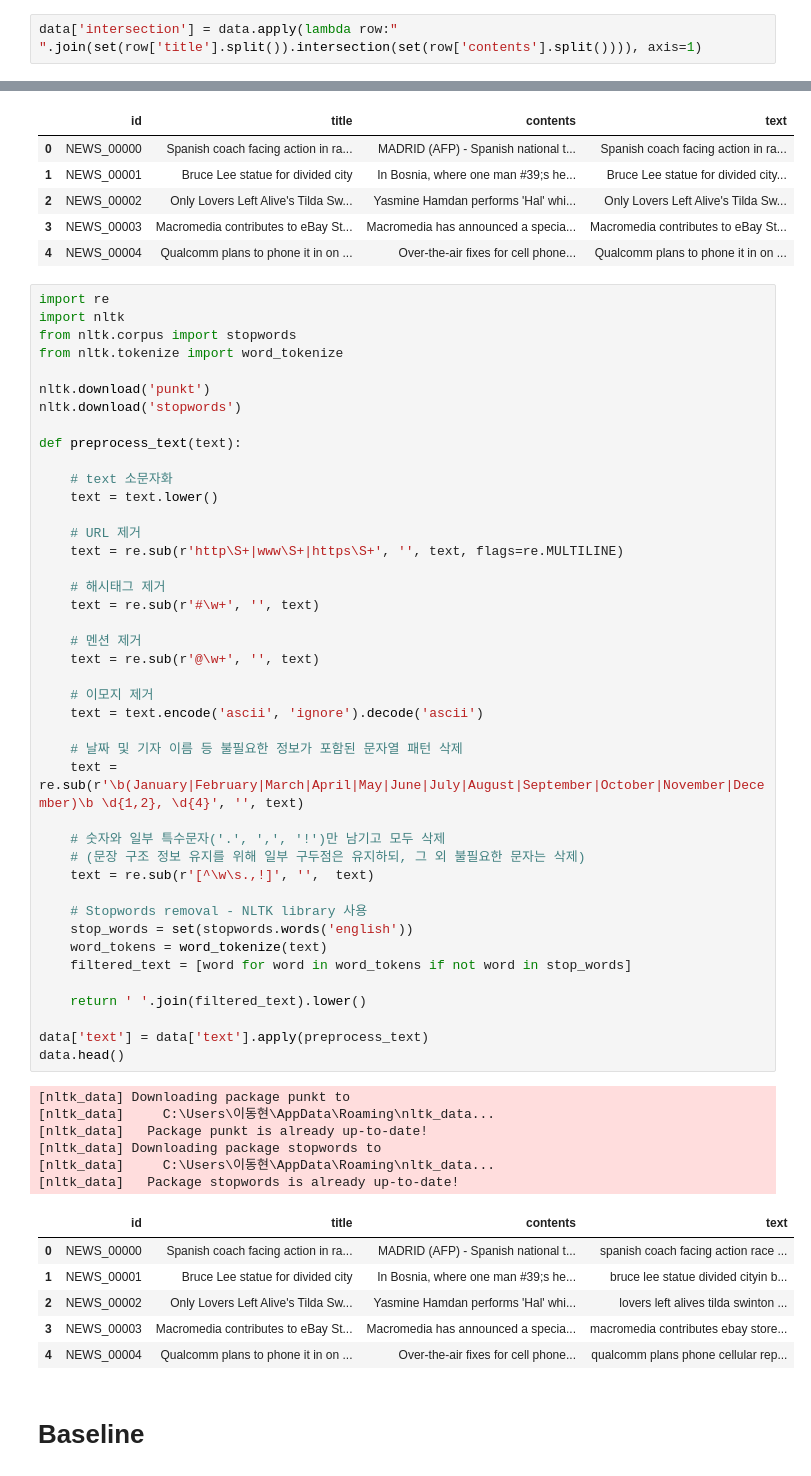
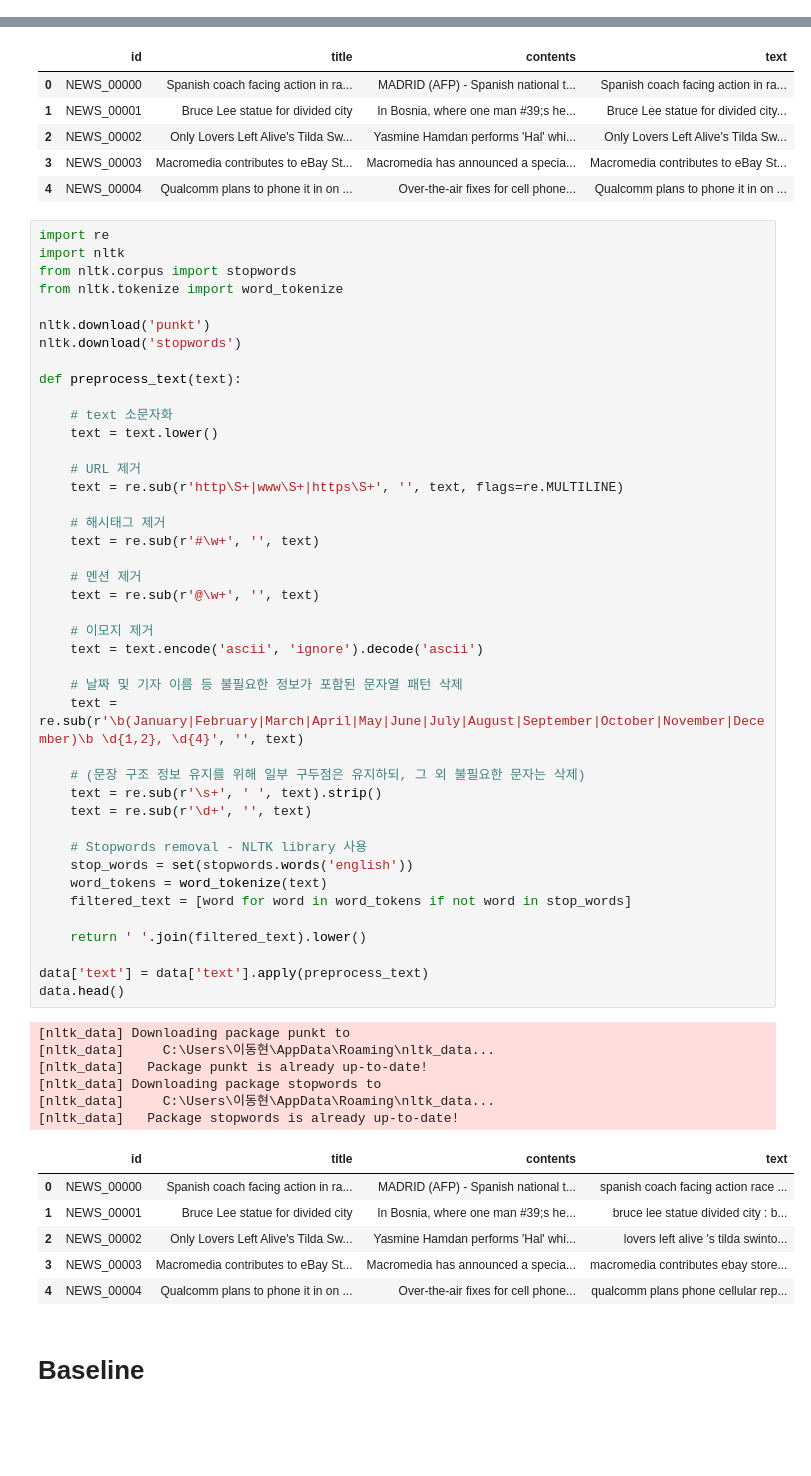
Before and after one commit to hr1588/pytorch, a Jupyter notebook: news_clustering.ipynb, the cells around one changed output, grey strips where cells are left out. Saved outputs shown, nothing was run; the diff lists cells and outputs as text; blank space fills up the shorter version.

```diff
--- a/news_clustering.ipynb
+++ b/news_clustering.ipynb
@@ -6,8 +6,6 @@ import re
 import numpy as np
 
 data = pd.read_csv('data/news.csv')
-# %%
-data['intersection'] = data.apply(lambda row:" ".join(set(row['title'].split()).intersection(set(row['contents'].split()))), axis=1)
 # %%
 category = {'category': [0,1,2,3,4,5], 'info':['Business','Entertainment','Politics','Sports','Tech','World']}
 category_data = pd.DataFrame(category)
@@ -54,37 +52,37 @@ def preprocess_text(text):
 
     # 멘션 제거
     text = re.sub(r'@\w+', '', text)
 
     # 이모지 제거
     text = text.encode('ascii', 'ignore').decode('ascii')
 
     # 날짜 및 기자 이름 등 불필요한 정보가 포함된 문자열 패턴 삭제
     text = re.sub(r'\b(January|February|March|April|May|June|July|August|September|October|November|December)\b \d{1,2}, \d{4}', '', text)
 
-    # 숫자와 일부 특수문자('.', ',', '!')만 남기고 모두 삭제
     # (문장 구조 정보 유지를 위해 일부 구두점은 유지하되, 그 외 불필요한 문자는 삭제)
-    text = re.sub(r'[^\w\s.,!]', '',  text)
+    text = re.sub(r'\s+', ' ', text).strip()
+    text = re.sub(r'\d+', '', text)
 
     # Stopwords removal - NLTK library 사용
     stop_words = set(stopwords.words('english'))
     word_tokens = word_tokenize(text)
     filtered_text = [word for word in word_tokens if not word in stop_words]
 
     return ' '.join(filtered_text).lower()
 
 data['text'] = data['text'].apply(preprocess_text)
 data.head()
 # %% [output]
 [nltk_data] Downloading package punkt to
 [nltk_data]     C:\Users\이동현\AppData\Roaming\nltk_data...
 [nltk_data]   Package punkt is already up-to-date!
 [nltk_data] Downloading package stopwords to
 [nltk_data]     C:\Users\이동현\AppData\Roaming\nltk_data...
 [nltk_data]   Package stopwords is already up-to-date!
 |  | id | title | contents | text |
 | 0 | NEWS_00000 | Spanish coach facing action in ra... | MADRID (AFP) - Spanish national t... | spanish coach facing action race ... |
-| 1 | NEWS_00001 | Bruce Lee statue for divided city | In Bosnia, where one man #39;s he... | bruce lee statue divided cityin b... |
-| 2 | NEWS_00002 | Only Lovers Left Alive's Tilda Sw... | Yasmine Hamdan performs 'Hal' whi... | lovers left alives tilda swinton ... |
+| 1 | NEWS_00001 | Bruce Lee statue for divided city | In Bosnia, where one man #39;s he... | bruce lee statue divided city : b... |
+| 2 | NEWS_00002 | Only Lovers Left Alive's Tilda Sw... | Yasmine Hamdan performs 'Hal' whi... | lovers left alive 's tilda swinto... |
 | 3 | NEWS_00003 | Macromedia contributes to eBay St... | Macromedia has announced a specia... | macromedia contributes ebay store... |
 | 4 | NEWS_00004 | Qualcomm plans to phone it in on ... | Over-the-air fixes for cell phone... | qualcomm plans phone cellular rep... |
 # %% [markdown]
```
Also changed, not shown: parts of 55 cells of this notebook.
